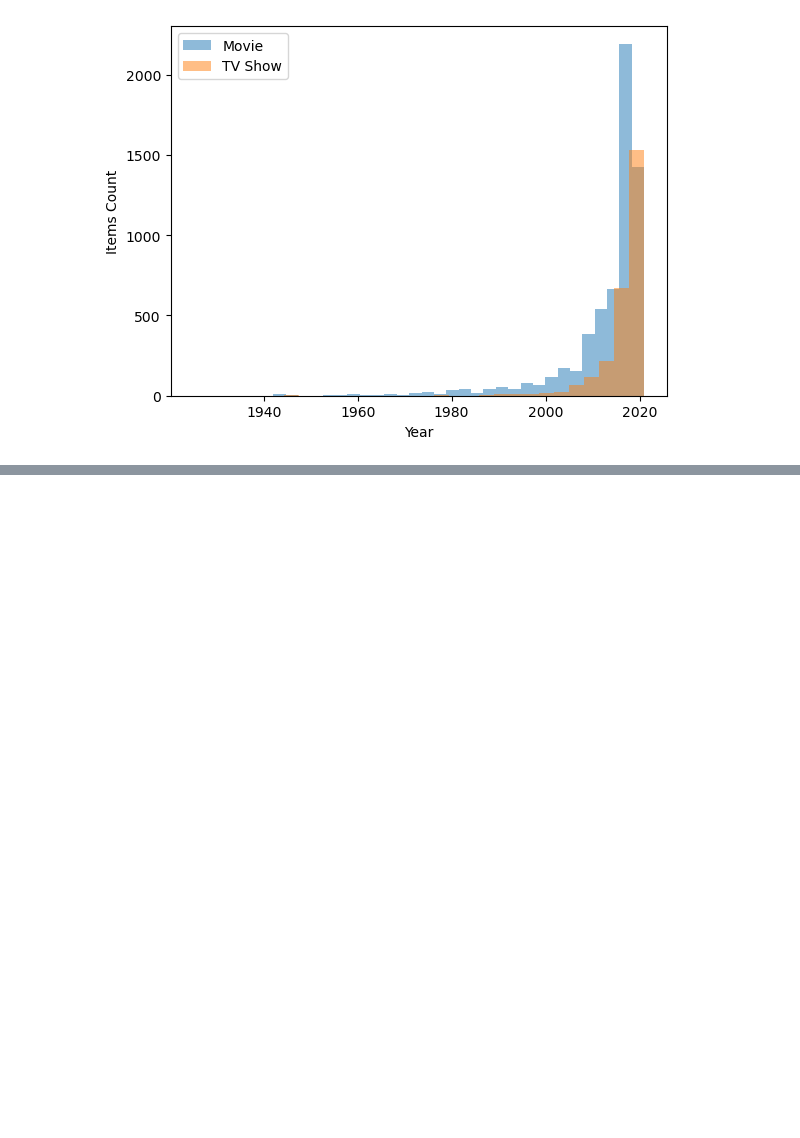
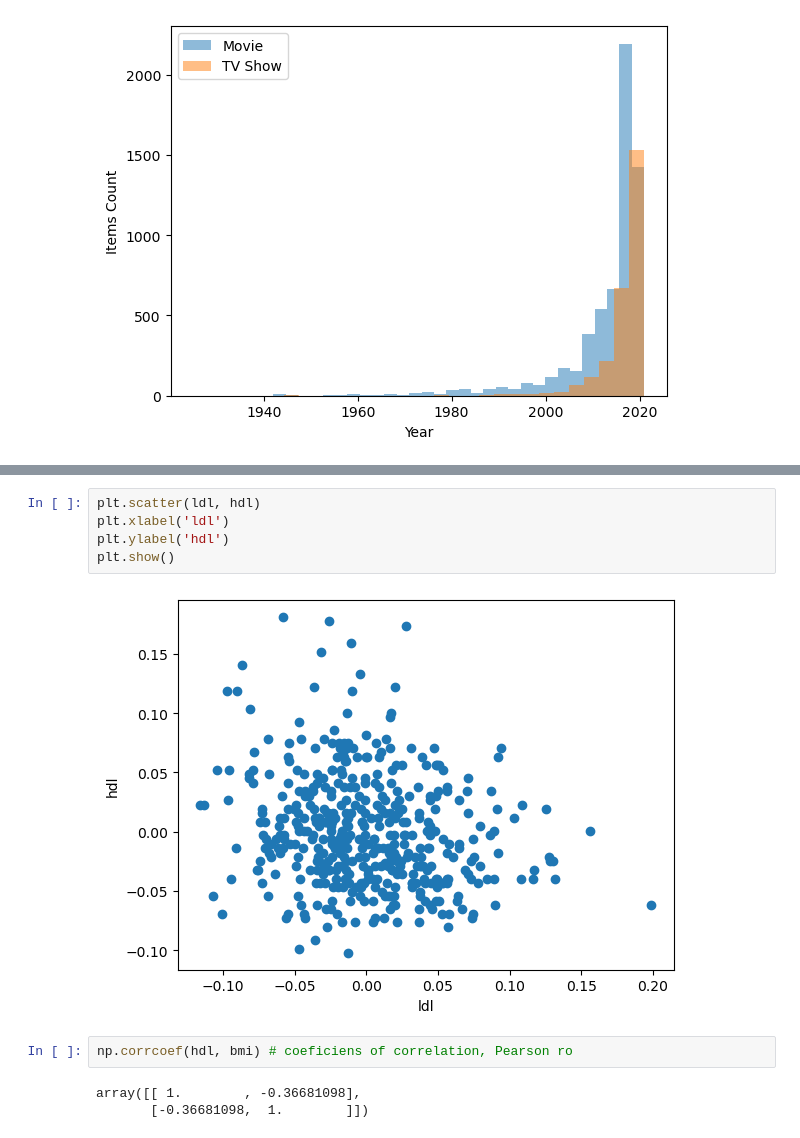
Before and after one commit to StanDobrev11/MathConceptsForDevs, a Jupyter notebook: data/11.StatisticsLecture/11.Statistics.ipynb, the cells around one changed output, grey strips where cells are left out. Drawn from its saved outputs; the diff is of its cells as text; blank space fills up the shorter version.

```diff
--- a/data/11.StatisticsLecture/11.Statistics.ipynb
+++ b/data/11.StatisticsLecture/11.Statistics.ipynb
@@ -286,0 +382,12 @@ plt.show()
+# %%
+plt.scatter(ldl, hdl)
+plt.xlabel('ldl')
+plt.ylabel('hdl')
+plt.show()
+# %% [output]
+[figure, added]
+# %%
+np.corrcoef(hdl, bmi) # coeficiens of correlation, Pearson ro
+# %% [output]
+array([[ 1.        , -0.36681098],
+       [-0.36681098,  1.        ]])
```
Also changed, not shown: parts of 14 cells of this notebook, 5 other files.
